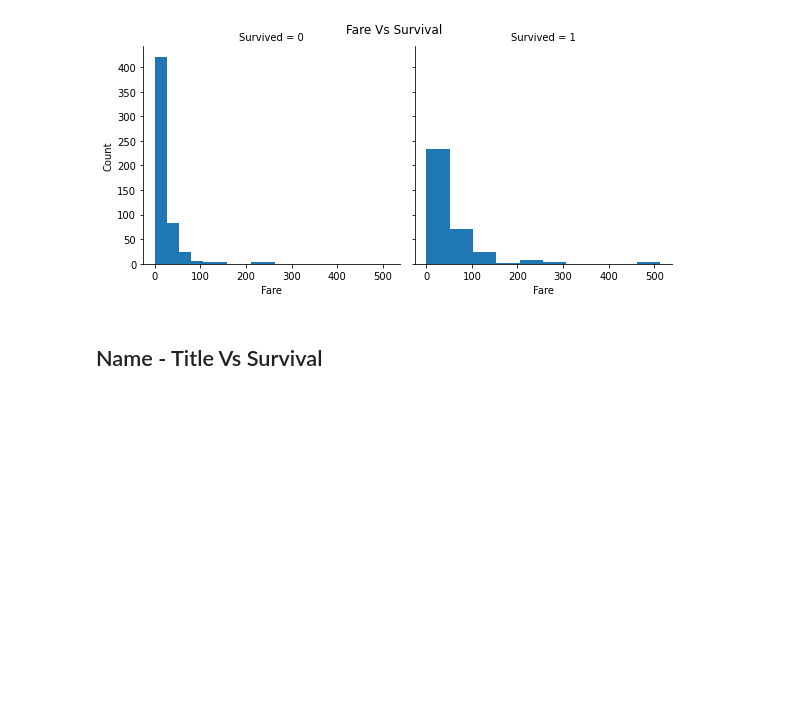
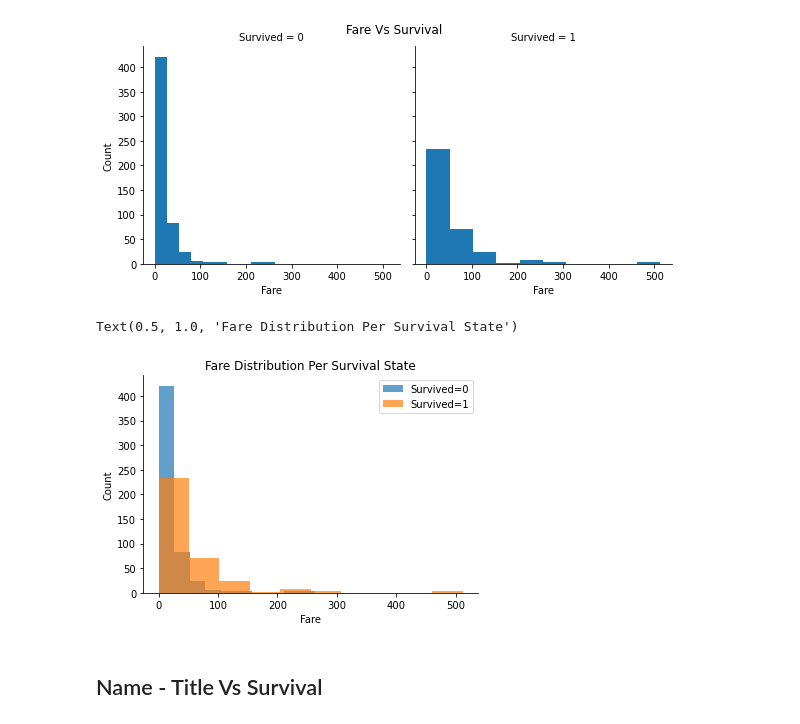
Before and after one commit to AyaHamdyAziz/Kaggle_Titanic_Survival_Prediction, a Jupyter notebook: Code/titanic-ml-challenge _v2.ipynb, the cells around one changed output. Drawn from its saved outputs; the diff is of its cells as text; code cells hidden in the pictures; blank space fills up the shorter version.

Commit message:
overlaid fare distibution for survived and not survived

```diff
--- a/Code/titanic-ml-challenge _v2.ipynb
+++ b/Code/titanic-ml-challenge _v2.ipynb
@@ -690,6 +690,22 @@ for ax in g.axes.flat:
     break
 # %% [output]
 [figure]
+# %%
+survived_fare = train_data[train_data['Survived']==1]['Fare']
+NOsurvived_fare = train_data[train_data['Survived']==0]['Fare']
+
+plt.hist(NOsurvived_fare, label = 'Survived=0', alpha=0.7);
+plt.hist(survived_fare, label = 'Survived=1', alpha=0.7);
+plt.legend();
+ax = plt.gca()
+ax.spines['right'].set_visible(False)
+ax.spines['top'].set_visible(False)
+plt.xlabel('Fare')
+plt.ylabel('Count')
+plt.title('Fare Distribution Per Survival State');
+# %% [output]
+Text(0.5, 1.0, 'Fare Distribution Per Survival State')
+[figure, added]
 # %% [markdown]
 ## Name - Title Vs Survival
 # %%
```
Also changed, not shown: parts of 1 cell of this notebook.
